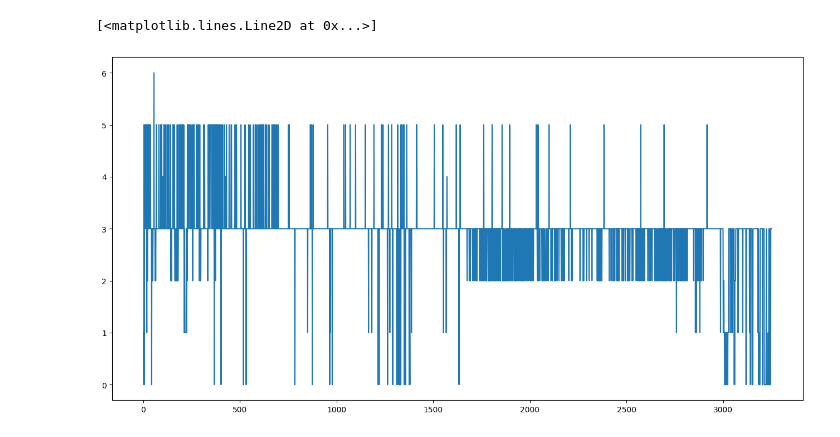
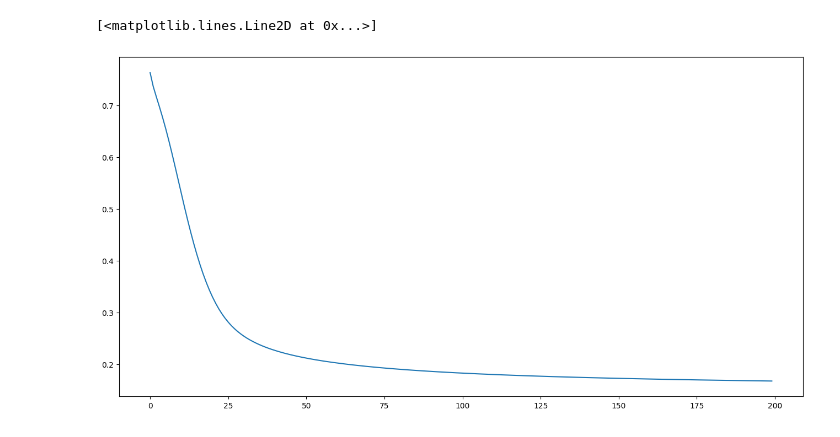
Before and after one commit to pjh09050/Whyout, a Jupyter notebook: SGD.ipynb, the cells around one changed output. Saved outputs shown, nothing was run; the diff lists cells and outputs as text; code cells hidden in the pictures.

```diff
--- a/SGD.ipynb
+++ b/SGD.ipynb
@@ -15,7 +15,7 @@ index_null_del_user_place = pd.read_csv('../Data/whyout_data/index_null_del_user
 index_null_del_user_product = pd.read_csv('../Data/whyout_data/index_null_del_user_product.csv', index_col=0).astype(dtype='float16')
 index_null_del_user_video = pd.read_csv('../Data/whyout_data/index_null_del_user_video.csv', index_col=0).astype(dtype='float16')
 # %%
-class MatrixFactorization():
+class SGD():
     def __init__(self, R, k, learning_rate, reg_param, epochs, verbose=False):
         """
         :param R: rating matrix
@@ -161,20 +161,20 @@ class MatrixFactorization():
 
 
 if __name__ == "__main__":
-    # rating matrix - User X Item : (25827 X 4697)
-    # U, V is (25827 X k), (k X 4697) matrix
+    # rating matrix - User X Item : (사용자 수 X 아이템 수)
+    # U, V is (사용자 수 X k), (k X 아이템 수) matrix
     R = np.array(index_null_del_user_place)
-    factorizer = MatrixFactorization(R, k=50, learning_rate=0.01, reg_param=0.01, epochs=2000, verbose=True)
+    factorizer = SGD(R, k=50, learning_rate=0.01, reg_param=0.01, epochs=2000, verbose=True)
     cost_list = factorizer.fit()
     complete_matrix = factorizer.get_complete_matrix()
 
     R1 = np.array(index_null_del_user_product)
-    factorizer = MatrixFactorization(R1, k=50, learning_rate=0.01, reg_param=0.01, epochs=2000, verbose=True)
+    factorizer = SGD(R1, k=50, learning_rate=0.01, reg_param=0.01, epochs=2000, verbose=True)
     cost_list1 = factorizer.fit()
     complete_matrix1 = factorizer.get_complete_matrix()
 
     R2 = np.array(index_null_del_user_video)
-    factorizer = MatrixFactorization(R2, k=50, learning_rate=0.01, reg_param=0.01, epochs=2000, verbose=True)
+    factorizer = SGD(R2, k=50, learning_rate=0.01, reg_param=0.01, epochs=2000, verbose=True)
     cost_list2 = factorizer.fit()
     complete_matrix2 = factorizer.get_complete_matrix()
 # %% [output]
@@ -219 +218,7 @@ def recommend_items(user_id, recommendation_num, item, R):
+# %%
+plt.figure(figsize=(16,8))
+plt.plot(cost_list)
+# %% [output]
+[<matplotlib.lines.Line2D at 0x...>]
+[figure, added]
 # %%
@@ -232,6 +230,0 @@ R_video = np.array(index_null_del_user_video)
-# %%
-plt.figure(figsize=(16,8))
-plt.plot(index_null_del_user_video.max().values)
-# %% [output]
-[<matplotlib.lines.Line2D at 0x...>]
-[figure, removed]
```
Also changed, not shown: parts of 10 cells of this notebook, 12 other files.
